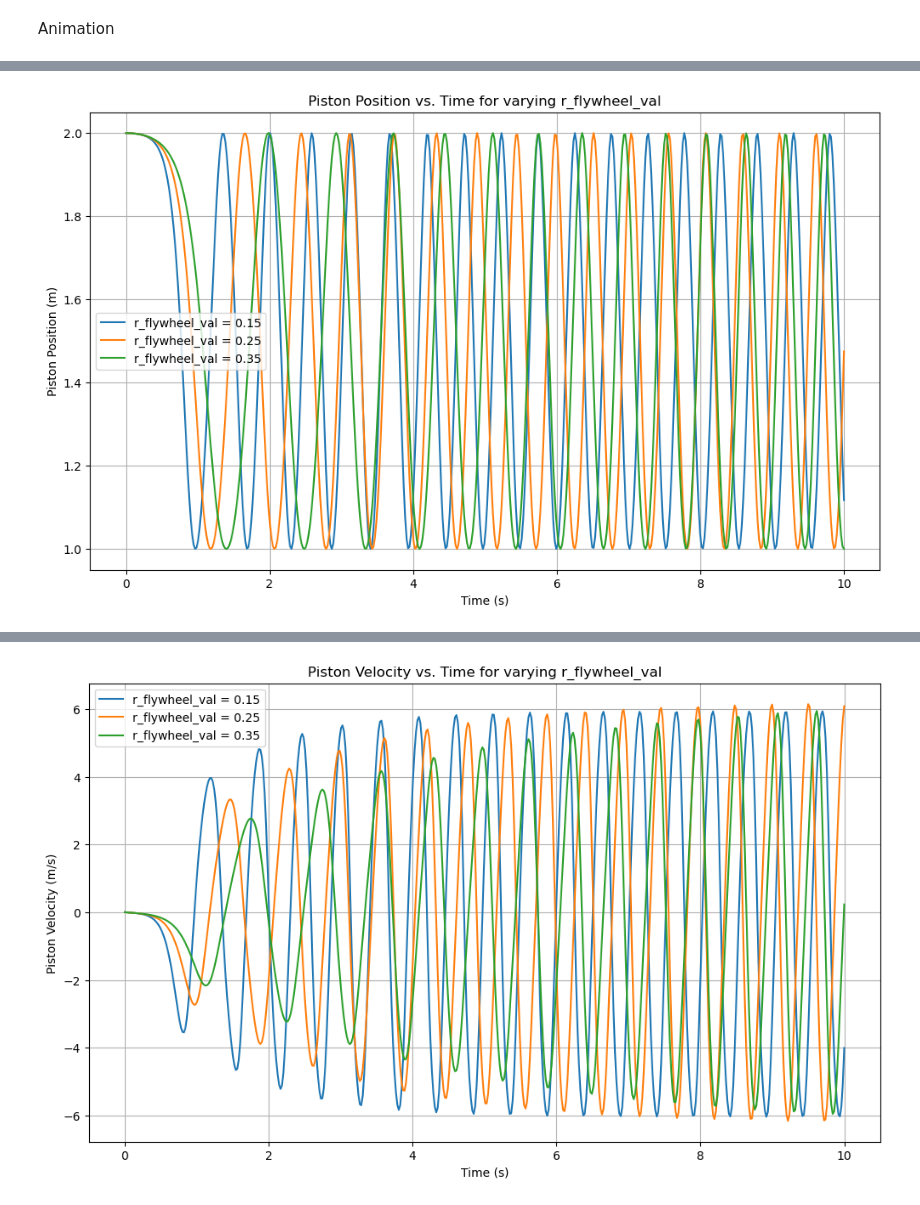
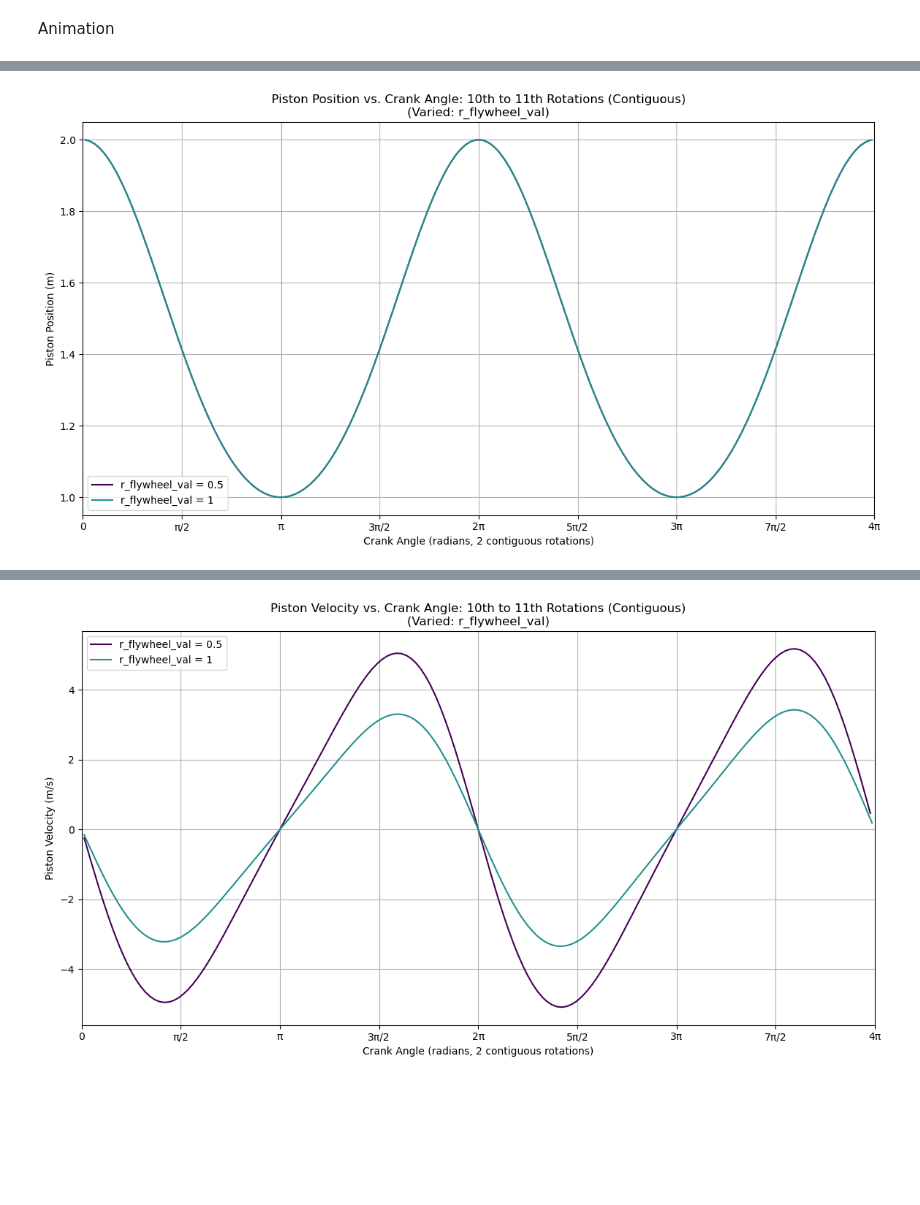
Before and after one commit to hierino/Piston-Code, a Jupyter notebook: PistonSystemReferenceSol.ipynb, the cells around one changed output, grey strips where cells are left out. Cells and saved outputs as stored; diff of their text form; code cells hidden in the pictures; blank space fills up the shorter version.

Commit message:
Another effort at plotting

```diff
--- a/PistonSystemReferenceSol.ipynb
+++ b/PistonSystemReferenceSol.ipynb
@@ -898,11 +991,21 @@ def plot_kinematic_comparison(results_list, varied_param_name, quantity_to_plot,
 # %%
-# Cell 16: Execute plotting
+# Cell 16: Execute plotting (MODIFIED to call contiguous plot function)
 
 if all_simulation_results:
-    # Example: Plotting for the 'parameter_to_vary' defined in Cell 14
-    plot_kinematic_comparison(all_simulation_results, parameter_to_vary, "position", "m")
-    plot_kinematic_comparison(all_simulation_results, parameter_to_vary, "velocity", "m/s")
-    plot_kinematic_comparison(all_simulation_results, parameter_to_vary, "acceleration", "m/s^2")
+    param_actually_varied = all_simulation_results[0]['param_varied'] if all_simulation_results else "Unknown"
+
+    # Define the rotations you want to see contiguously
+    rotations_to_plot_contiguously = [10, 11] # For 10th and 11th rotation
+
+    plot_kinematic_vs_crank_angle_contiguous(all_simulation_results, param_actually_varied,
+                                             "y_piston", "Position", "m",
+                                             rotations_to_display=rotations_to_plot_contiguously)
+    plot_kinematic_vs_crank_angle_contiguous(all_simulation_results, param_actually_varied,
+                                             "v_piston", "Velocity", "m/s",
+                                             rotations_to_display=rotations_to_plot_contiguously)
+    plot_kinematic_vs_crank_angle_contiguous(all_simulation_results, param_actually_varied,
+                                             "a_piston", "Acceleration", "m/s^2",
+                                             rotations_to_display=rotations_to_plot_contiguously)
 else:
     print("No simulation results to plot. Please run Cell 14 first.")
 # %% [output]
@@ -909 +1013 @@ else:
-[figure, old version]
+[figure, new version]
@@ -910 +1015 @@ else:
-[figure, old version]
+[figure, new version]
```
Also changed, not shown: parts of 5 cells of this notebook.
